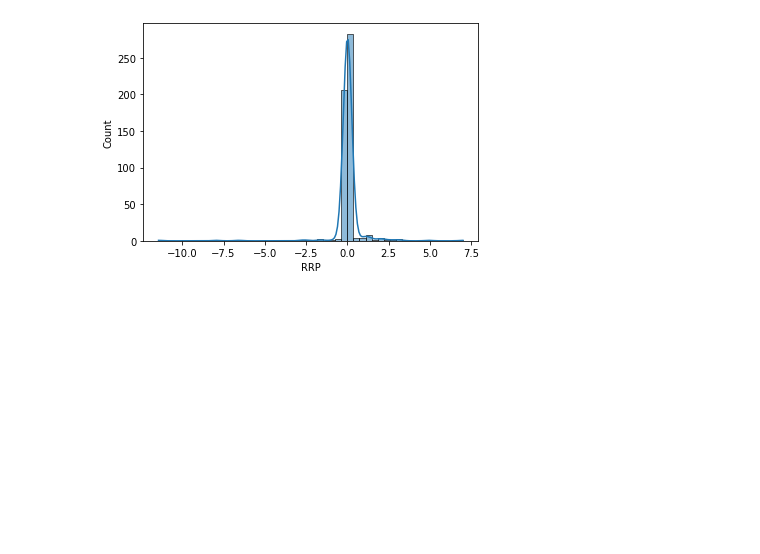
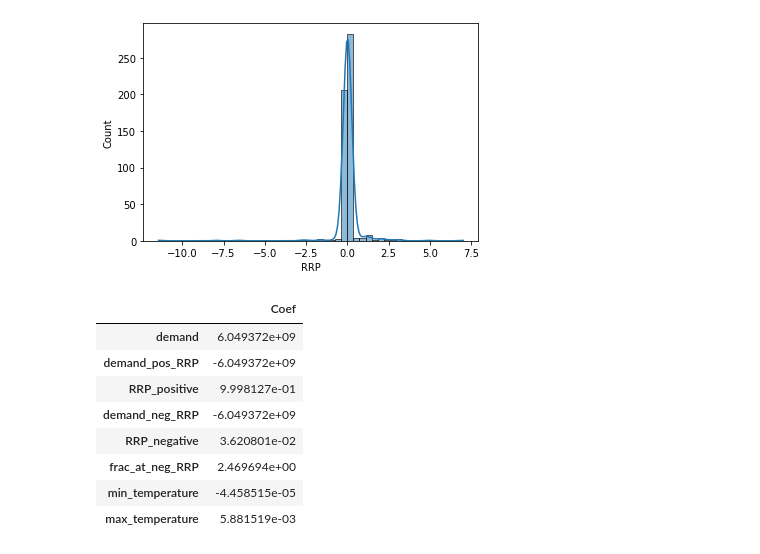
Before and after one commit to jvitorgf/linear-regression-elec-demand, a Jupyter notebook: linear-regression-elec-demand.ipynb, the cells around one changed output. Cells and saved outputs as stored; diff of their text form; code cells hidden in the pictures; blank space fills up the shorter version.

```diff
--- a/linear-regression-elec-demand.ipynb
+++ b/linear-regression-elec-demand.ipynb
@@ -154,3 +154,17 @@ RMSE: 0.876758072694918
 sns.histplot((y_test-pred),bins=50,kde=True);
 # %% [output]
 [figure]
+# %%
+coef = pd.DataFrame(lm.coef_,X.columns)
+coef.columns = ['Coef']
+coef
+# %% [output]
+|  | Coef |
+| demand | 6.049372e+09 |
+| demand_pos_RRP | -6.049372e+09 |
+| RRP_positive | 9.998127e-01 |
+| demand_neg_RRP | -6.049372e+09 |
+| RRP_negative | 3.620801e-02 |
+| frac_at_neg_RRP | 2.469694e+00 |
+| min_temperature | -4.458515e-05 |
+| max_temperature | 5.881519e-03 |
```
